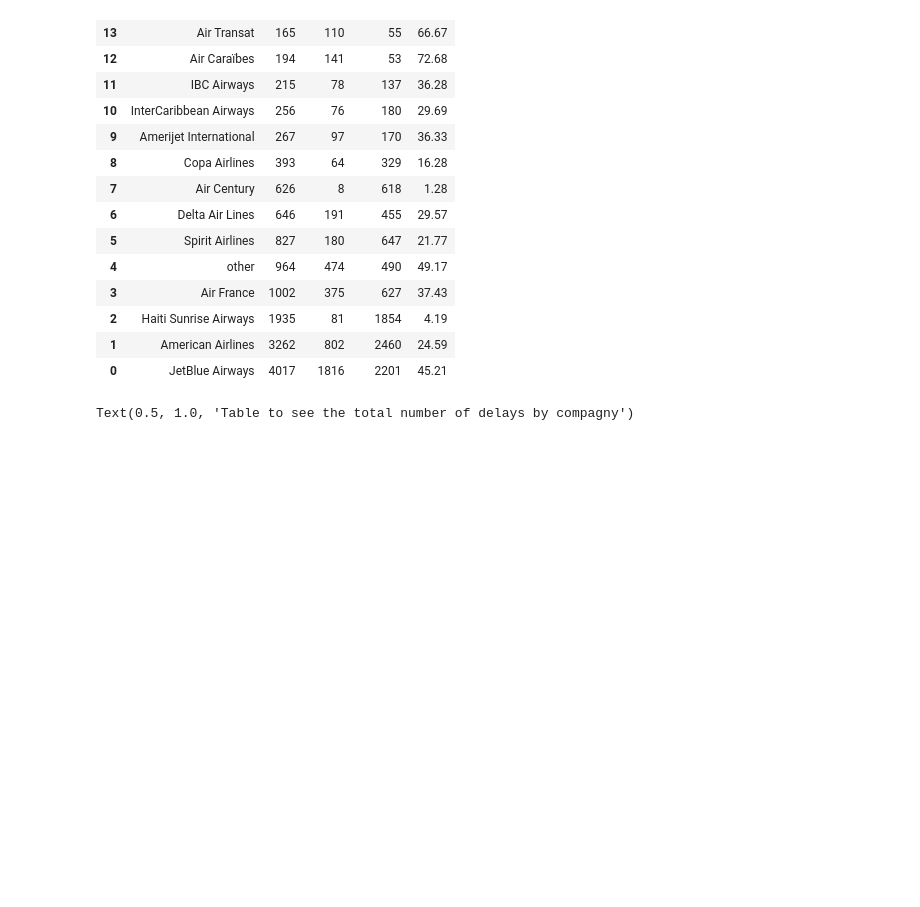
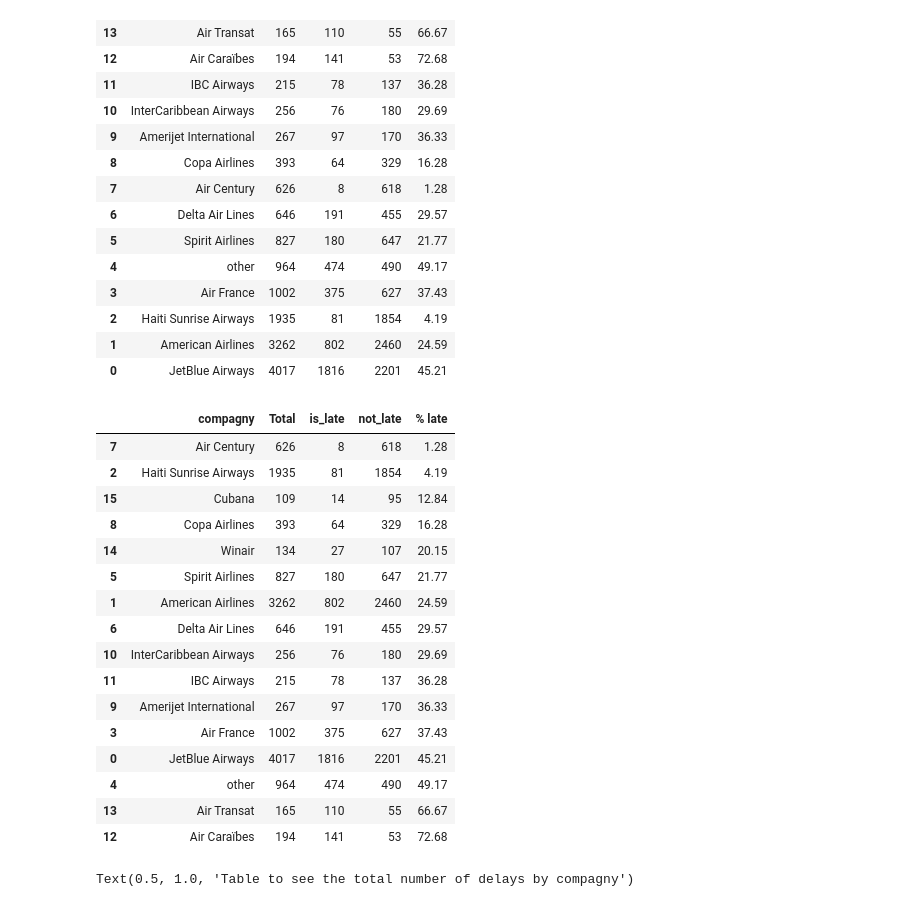
Before and after one commit to Shito3/Airplanes_Analysis, a Jupyter notebook: airlines-EDA.ipynb, the cells around one changed output. Drawn from its saved outputs; the diff is of its cells as text; code cells hidden in the pictures; blank space fills up the shorter version.

```diff
--- a/airlines-EDA.ipynb
+++ b/airlines-EDA.ipynb
@@ -537,6 +537,26 @@ df
 | 2 | Haiti Sunrise Airways | 1935 | 81 | 1854 | 4.19 |
 | 1 | American Airlines | 3262 | 802 | 2460 | 24.59 |
 | 0 | JetBlue Airways | 4017 | 1816 | 2201 | 45.21 |
+# %%
+df.sort_values(by='% late')
+# %% [output]
+|  | compagny | Total | is_late | not_late | % late |
+| 7 | Air Century | 626 | 8 | 618 | 1.28 |
+| 2 | Haiti Sunrise Airways | 1935 | 81 | 1854 | 4.19 |
+| 15 | Cubana | 109 | 14 | 95 | 12.84 |
+| 8 | Copa Airlines | 393 | 64 | 329 | 16.28 |
+| 14 | Winair | 134 | 27 | 107 | 20.15 |
+| 5 | Spirit Airlines | 827 | 180 | 647 | 21.77 |
+| 1 | American Airlines | 3262 | 802 | 2460 | 24.59 |
+| 6 | Delta Air Lines | 646 | 191 | 455 | 29.57 |
+| 10 | InterCaribbean Airways | 256 | 76 | 180 | 29.69 |
+| 11 | IBC Airways | 215 | 78 | 137 | 36.28 |
+| 9 | Amerijet International | 267 | 97 | 170 | 36.33 |
+| 3 | Air France | 1002 | 375 | 627 | 37.43 |
+| 0 | JetBlue Airways | 4017 | 1816 | 2201 | 45.21 |
+| 4 | other | 964 | 474 | 490 | 49.17 |
+| 13 | Air Transat | 165 | 110 | 55 | 66.67 |
+| 12 | Air Caraïbes | 194 | 141 | 53 | 72.68 |
 # %%
 # Table to see the total number of delays by compagny
 ax = sns.barplot(x='Total', y='compagny', data=df)
```
Also changed, not shown: 4 other files.
